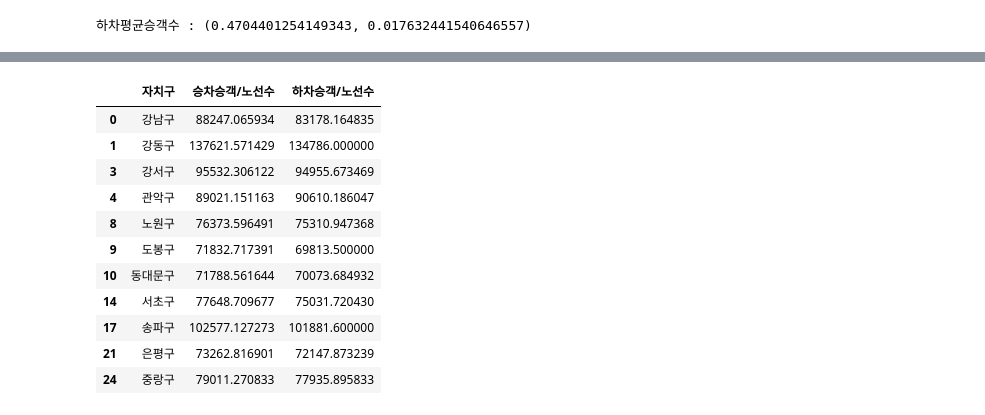
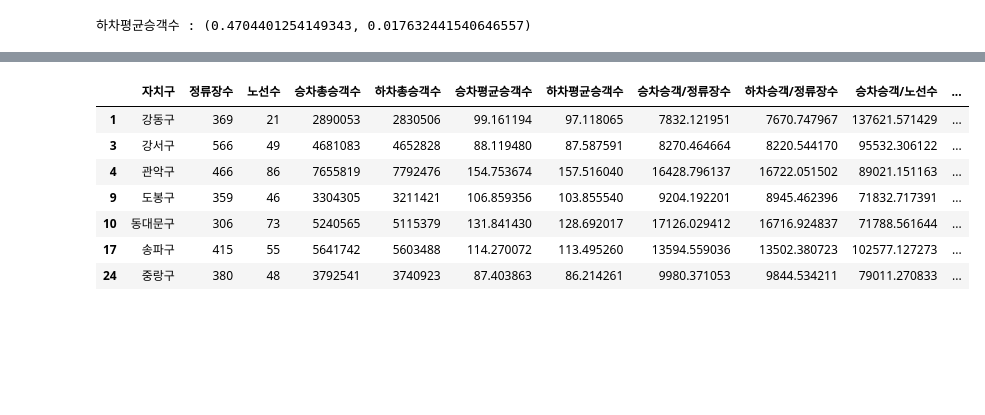
Before and after one commit to mskyun721/aivle_Project_1, a Jupyter notebook: pj_1.1_bus_station.ipynb, the cells around one changed output, grey strips where cells are left out. Saved outputs shown, nothing was run; the diff lists cells and outputs as text; code cells hidden in the pictures; blank space fills up the shorter version.

```diff
--- a/pj_1.1_bus_station.ipynb
+++ b/pj_1.1_bus_station.ipynb
@@ -119,3 +124,8 @@ df
 | 1060884 | 25990 | 암사삼성.현대아파트 | 20220429 | 강동02 | 강동02(가래여울~암사동서원마을) | 암사삼성.현대아파트 | 96 | 37 | 20220502 | 강동구 |
 | 1060885 | 25990 | 암사삼성.현대아파트 | 20220430 | 강동02 | 강동02(가래여울~암사동서원마을) | 암사삼성.현대아파트 | 65 | 26 | 20220503 | 강동구 |
 1060886 rows × 10 columns
+# %%
+# row 생략 없이 출력
+pd.set_option('display.max_rows', None)
+# col 생략 없이 출력
+pd.set_option('display.max_columns', None)
@@ -234,6 +319,8 @@ seoul_bus_station['하차승객/정류장수'] = seoul_bus_station['하차총승
 
 seoul_bus_station['승차승객/노선수'] = seoul_bus_station['승차총승객수'] / seoul_bus_station['노선수']
 seoul_bus_station['하차승객/노선수'] = seoul_bus_station['하차총승객수'] / seoul_bus_station['노선수']
+seoul_bus_station['승차평균승객수/노선수'] = seoul_bus_station['승차평균승객수'] / seoul_bus_station['노선수']
+seoul_bus_station['하차평균승객수/노선수'] = seoul_bus_station['하차평균승객수'] / seoul_bus_station['노선수']
 
-seoul_bus_station[['승차승객/정류장수' , '하차승객/정류장수', '승차승객/노선수' , '하차승객/노선수']].describe()
+seoul_bus_station[['승차승객/정류장수' , '하차승객/정류장수', '승차승객/노선수' , '하차승객/노선수', '승차평균승객수/노선수', '하차평균승객수/노선수']].describe()
 # %% [output]
@@ -284,18 +382,16 @@ jong_bus
 # %%
 no_bus = seoul_bus_station.loc[(seoul_bus_station['승차승객/노선수'] > seoul_bus_station['승차승객/노선수'].mean())
-                          & (seoul_bus_station['하차승객/노선수'] > seoul_bus_station['하차승객/노선수'].mean())
-                          , ['자치구', '승차승객/노선수', '하차승객/노선수']]
+                                & (seoul_bus_station['하차승객/노선수'] > seoul_bus_station['하차승객/노선수'].mean())
+                                & (seoul_bus_station['승차평균승객수/노선수'] > seoul_bus_station['승차평균승객수/노선수'].mean())
+                                & (seoul_bus_station['하차평균승객수/노선수'] > seoul_bus_station['하차평균승객수/노선수'].mean())
+                              ]
 no_bus
 # %% [output]
-|  | 자치구 | 승차승객/노선수 | 하차승객/노선수 |
-| 0 | 강남구 | 88247.065934 | 83178.164835 |
-| 1 | 강동구 | 137621.571429 | 134786.000000 |
-| 3 | 강서구 | 95532.306122 | 94955.673469 |
-| 4 | 관악구 | 89021.151163 | 90610.186047 |
-| 8 | 노원구 | 76373.596491 | 75310.947368 |
-| 9 | 도봉구 | 71832.717391 | 69813.500000 |
-| 10 | 동대문구 | 71788.561644 | 70073.684932 |
-| 14 | 서초구 | 77648.709677 | 75031.720430 |
-| 17 | 송파구 | 102577.127273 | 101881.600000 |
-| 21 | 은평구 | 73262.816901 | 72147.873239 |
-| 24 | 중랑구 | 79011.270833 | 77935.895833 |
+|  | 자치구 | 정류장수 | 노선수 | 승차총승객수 | 하차총승객수 | 승차평균승객수 | 하차평균승객수 | 승차승객/정류장수 | 하차승객/정류장수 | 승차승객/노선수 | ... |
+| 1 | 강동구 | 369 | 21 | 2890053 | 2830506 | 99.161194 | 97.118065 | 7832.121951 | 7670.747967 | 137621.571429 | ... |
+| 3 | 강서구 | 566 | 49 | 4681083 | 4652828 | 88.119480 | 87.587591 | 8270.464664 | 8220.544170 | 95532.306122 | ... |
+| 4 | 관악구 | 466 | 86 | 7655819 | 7792476 | 154.753674 | 157.516040 | 16428.796137 | 16722.051502 | 89021.151163 | ... |
+| 9 | 도봉구 | 359 | 46 | 3304305 | 3211421 | 106.859356 | 103.855540 | 9204.192201 | 8945.462396 | 71832.717391 | ... |
+| 10 | 동대문구 | 306 | 73 | 5240565 | 5115379 | 131.841430 | 128.692017 | 17126.029412 | 16716.924837 | 71788.561644 | ... |
+| 17 | 송파구 | 415 | 55 | 5641742 | 5603488 | 114.270072 | 113.495260 | 13594.559036 | 13502.380723 | 102577.127273 | ... |
+| 24 | 중랑구 | 380 | 48 | 3792541 | 3740923 | 87.403863 | 86.214261 | 9980.371053 | 9844.534211 | 79011.270833 | ... |
```
Also changed, not shown: parts of 19 cells of this notebook, 5 other files.
